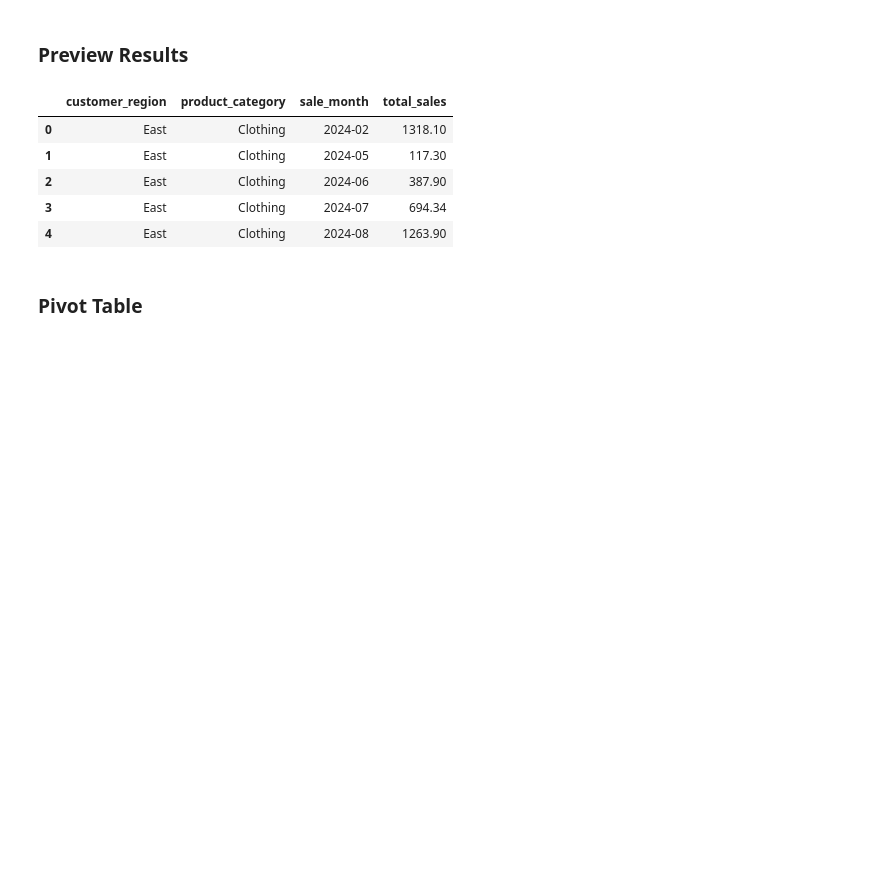
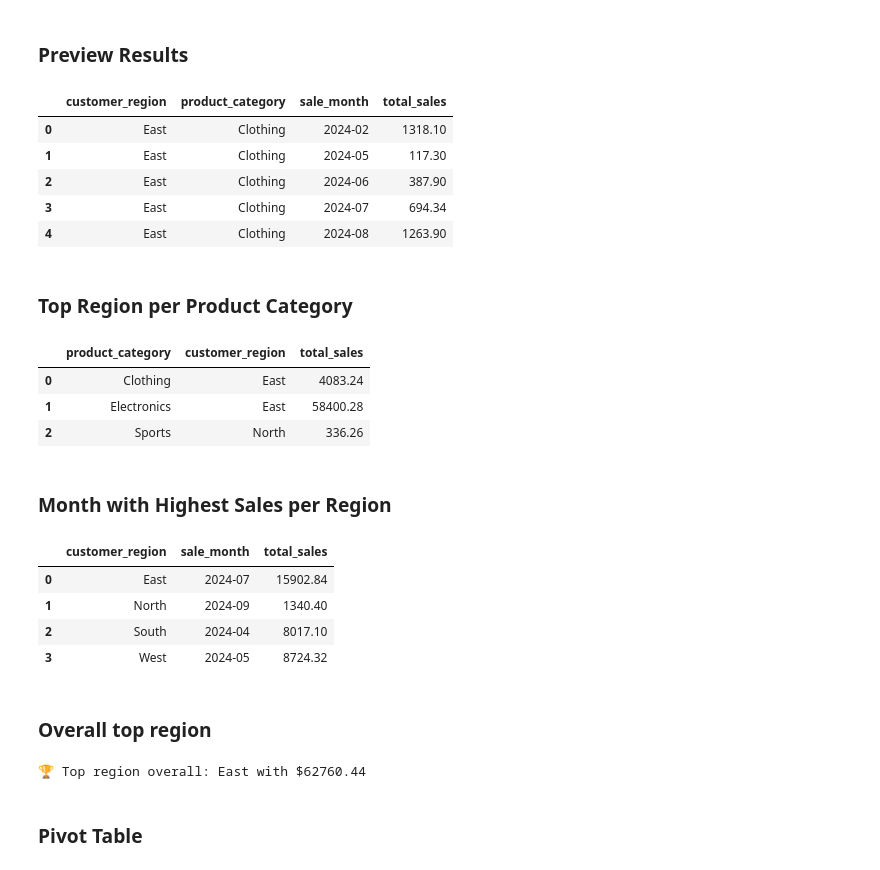
Before and after one commit to BethSpornitz/smart-store-bethspornitz, a Jupyter notebook: data/dw/Smart_Sales.ipynb, the cells around one changed output. Cells and saved outputs as stored; diff of their text form; code cells hidden in the pictures; blank space fills up the shorter version.

```diff
--- a/data/dw/Smart_Sales.ipynb
+++ b/data/dw/Smart_Sales.ipynb
@@ -60,6 +60,50 @@ df_olap.head()
 | 2 | East | Clothing | 2024-06 | 387.90 |
 | 3 | East | Clothing | 2024-07 | 694.34 |
 | 4 | East | Clothing | 2024-08 | 1263.90 |
+# %% [markdown]
+### Top Region per Product Category
+# %%
+top_regions = (
+    df_olap.groupby(["product_category", "customer_region"])["total_sales"]
+    .sum()
+    .reset_index()
+    .sort_values(["product_category", "total_sales"], ascending=[True, False])
+)
+
+# Top region per category
+top_region_per_category = top_regions.groupby("product_category").first().reset_index()
+display(top_region_per_category)
+# %% [output]
+|  | product_category | customer_region | total_sales |
+| 0 | Clothing | East | 4083.24 |
+| 1 | Electronics | East | 58400.28 |
+| 2 | Sports | North | 336.26 |
+# %% [markdown]
+### Month with Highest Sales per Region
+# %%
+monthly_sales_by_region = (
+    df_olap.groupby(["customer_region", "sale_month"])["total_sales"]
+    .sum()
+    .reset_index()
+)
+
+idx = monthly_sales_by_region.groupby("customer_region")["total_sales"].idxmax()
+highest_months = monthly_sales_by_region.loc[idx].reset_index(drop=True)
+display(highest_months)
+# %% [output]
+|  | customer_region | sale_month | total_sales |
+| 0 | East | 2024-07 | 15902.84 |
+| 1 | North | 2024-09 | 1340.40 |
+| 2 | South | 2024-04 | 8017.10 |
+| 3 | West | 2024-05 | 8724.32 |
+# %% [markdown]
+### Overall top region
+# %%
+total_by_region = df_olap.groupby("customer_region")["total_sales"].sum().reset_index()
+top_region = total_by_region.sort_values(by="total_sales", ascending=False).iloc[0]
+print(f"🏆 Top region overall: {top_region['customer_region']} with ${top_region['total_sales']:.2f}")
+# %% [output]
+🏆 Top region overall: East with $62760.44
 # %% [markdown]
 ### Pivot Table
 # %%
```
Also changed, not shown: parts of 1 cell of this notebook.
